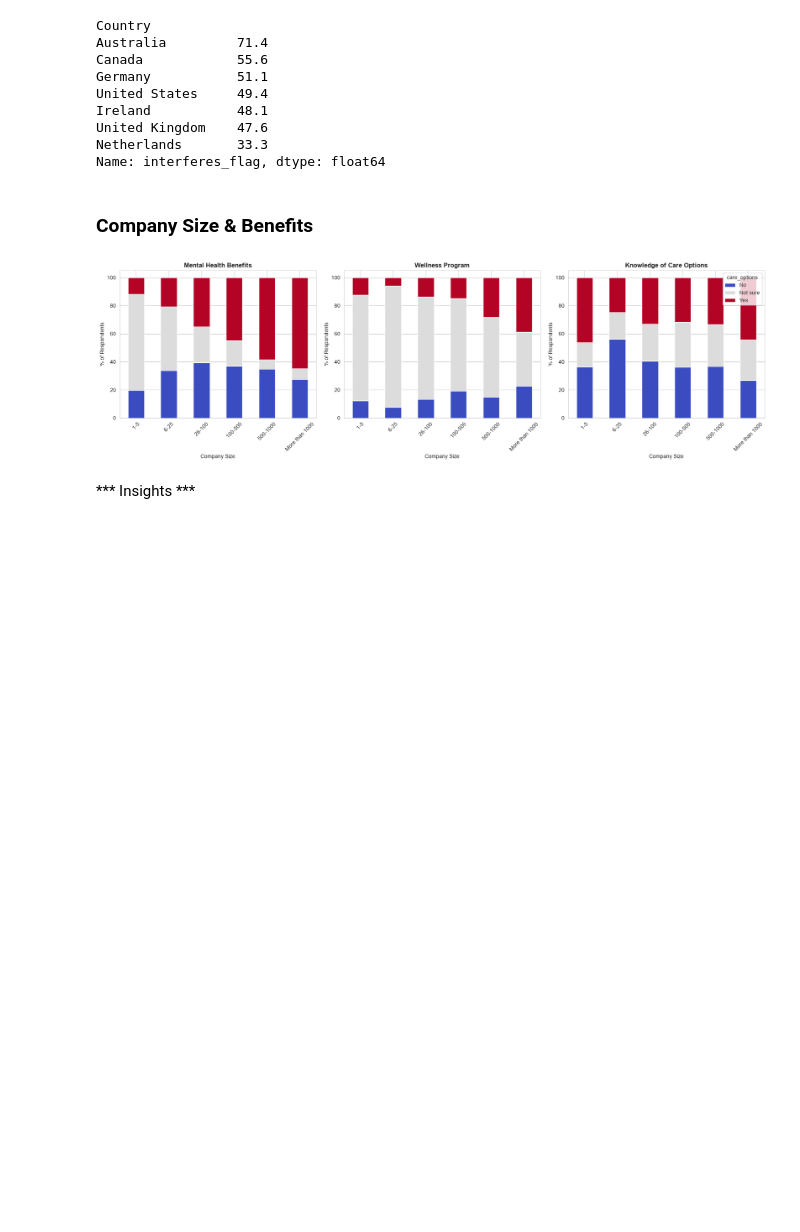
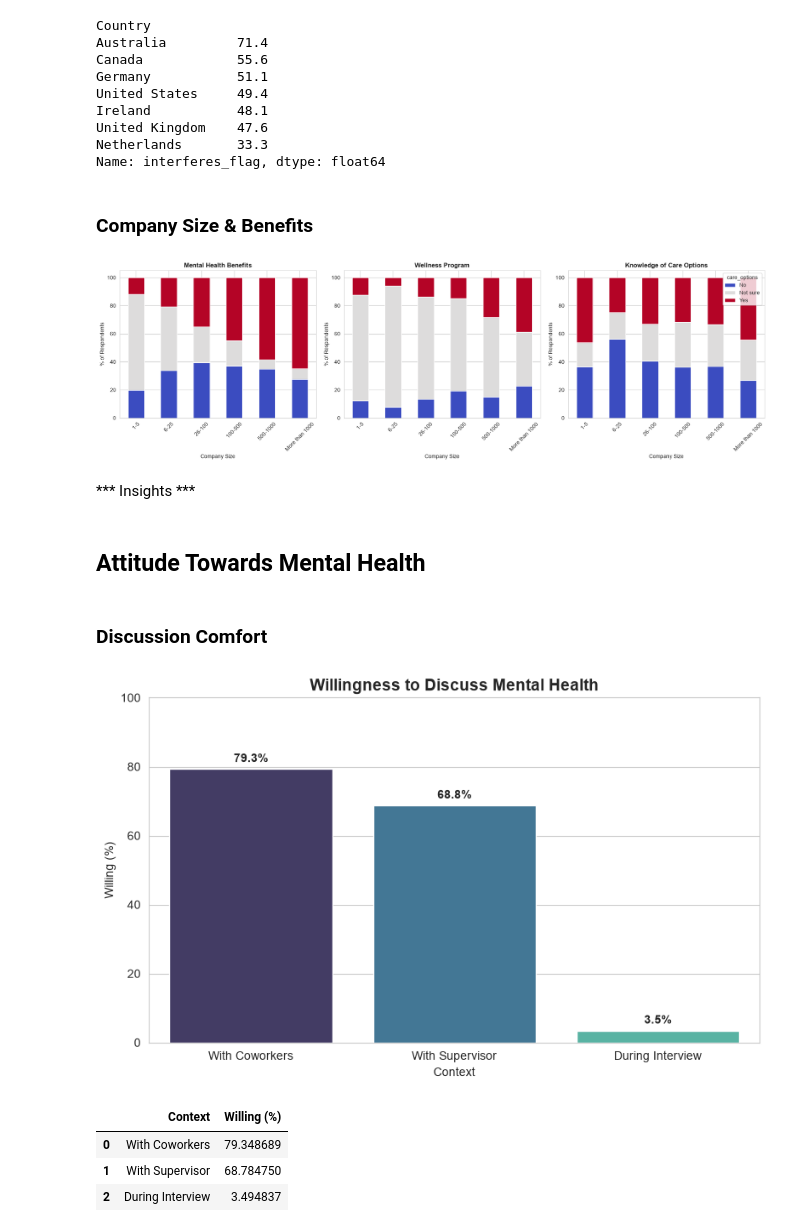
Before and after one commit to Engineer-purvesh18/Mental_Health_Analysis, a Jupyter notebook: analysis.ipynb, the cells around one changed output. Cells and saved outputs as stored; diff of their text form; code cells hidden in the pictures; blank space fills up the shorter version.

Commit message:
Attitude Towards Mental Health

```diff
--- a/analysis.ipynb
+++ b/analysis.ipynb
@@ -352,3 +352,35 @@ plt.show()
 [figure]
 # %% [markdown]
 *** Insights ***
+# %% [markdown]
+## Attitude Towards Mental Health
+# %% [markdown]
+### Discussion Comfort
+# %%
+# % willing to discuss mental health with coworkers, supervisors, and during interviews
+coworker_pct = (df_clean['coworkers'].isin(['Yes', 'Some of them']).mean() * 100)
+supervisor_pct = (df_clean['supervisor'].isin(['Yes', 'Some of them']).mean() * 100)
+interview_pct = (df_clean['mental_health_interview'] == 'Yes').mean() * 100
+
+comfort_df = pd.DataFrame({
+    'Context': ['With Coworkers', 'With Supervisor', 'During Interview'],
+    'Willing (%)': [coworker_pct, supervisor_pct, interview_pct]
+})
+
+fig, ax = plt.subplots(figsize=(8, 5))
+sns.barplot(data=comfort_df, x='Context', y='Willing (%)', hue='Context', palette='mako',
+            legend=False, ax=ax)
+ax.set_title('Willingness to Discuss Mental Health', fontsize=14, fontweight='bold')
+ax.set_ylim(0, 100)
+for i, v in enumerate(comfort_df['Willing (%)']):
+    ax.text(i, v + 2, f"{v:.1f}%", ha='center', fontweight='bold')
+plt.tight_layout()
+plt.show()
+
+comfort_df
+# %% [output]
+[figure, added]
+|  | Context | Willing (%) |
+| 0 | With Coworkers | 79.348689 |
+| 1 | With Supervisor | 68.784750 |
+| 2 | During Interview | 3.494837 |
```
